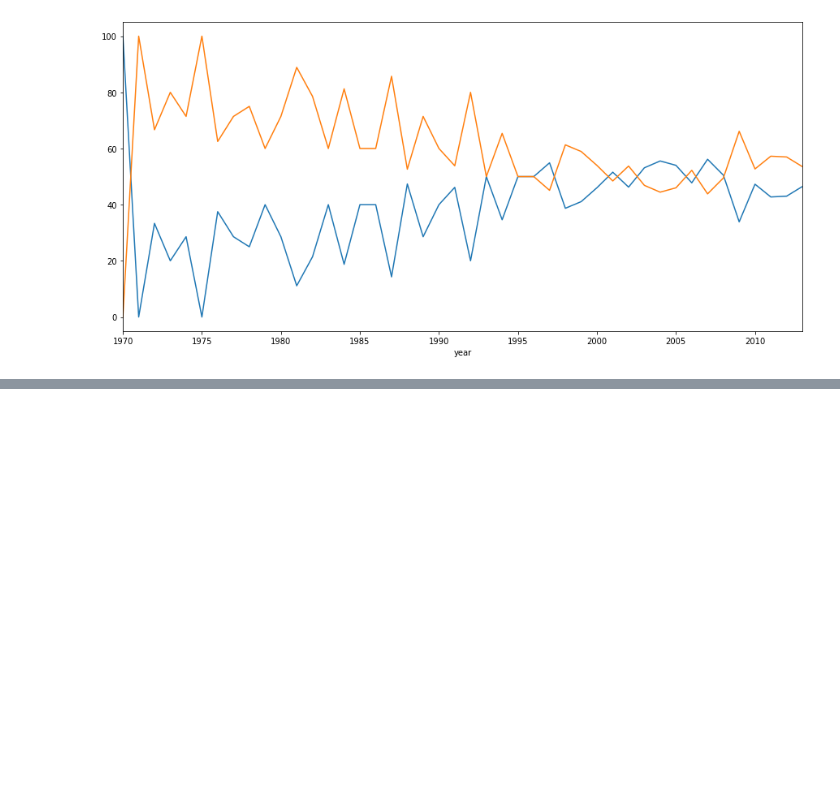
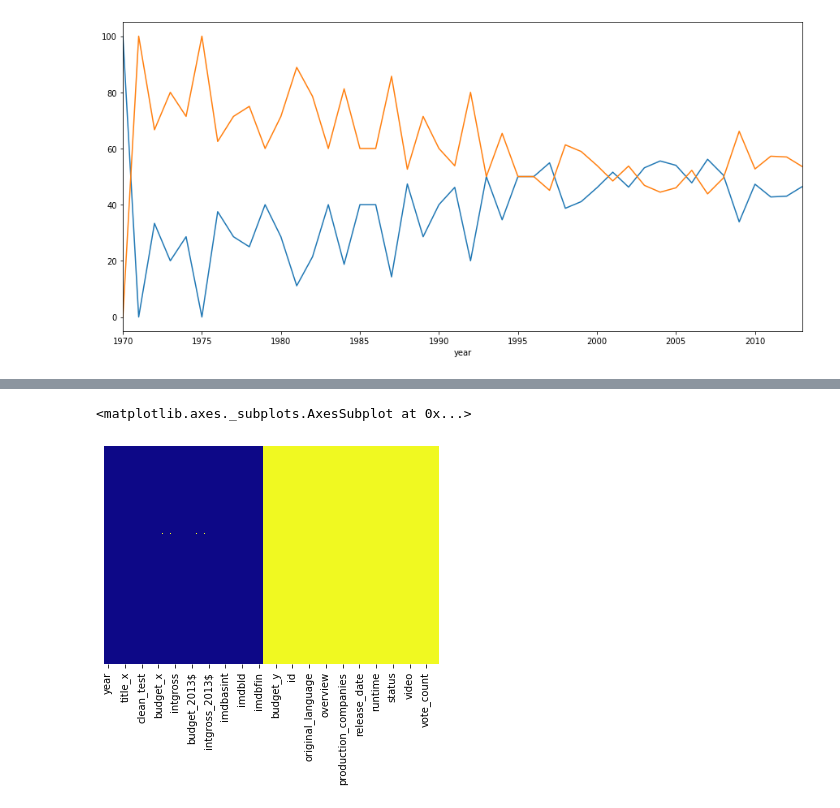
Before and after one commit to radhaparikh11/edamovietv, a Jupyter notebook: analysisnb.ipynb, the cells around one changed output, grey strips where cells are left out. Drawn from its saved outputs; the diff is of its cells as text; code cells hidden in the pictures; blank space fills up the shorter version.

```diff
--- a/analysisnb.ipynb
+++ b/analysisnb.ipynb
@@ -176,0 +221,2 @@ unstacked_movies['Fail Percentage'].plot(kind='line', ax=ax)
+# %%
+bechdel_links_mmd = pd.merge(bechdel_links, movies_metadatadf, left_on='imdbasint',right_on='imdbtemp', how='left') #joined the two datasets
@@ -176,0 +233,5 @@ unstacked_movies['Fail Percentage'].plot(kind='line', ax=ax)
+# %%
+sns.heatmap(bechdel_links_mmd.isnull(), yticklabels = False, cbar = False, cmap = 'plasma') #to check for n
+# %% [output]
+<matplotlib.axes._subplots.AxesSubplot at 0x...>
+[figure, added]
```
Also changed, not shown: parts of 37 cells of this notebook.
